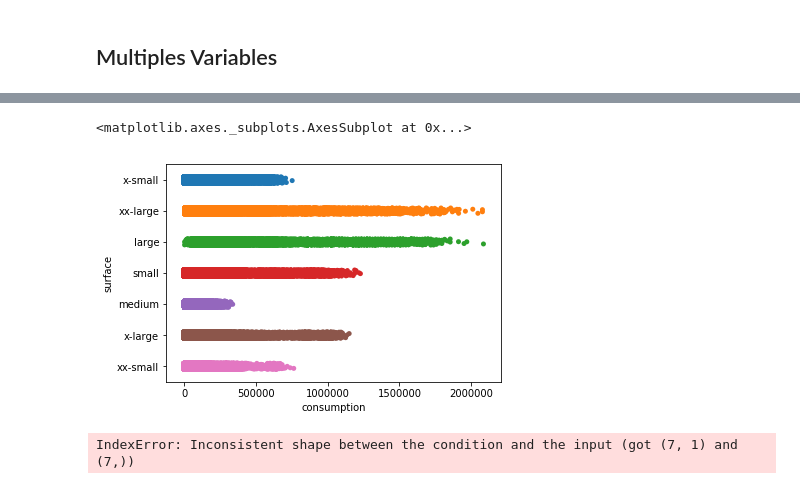
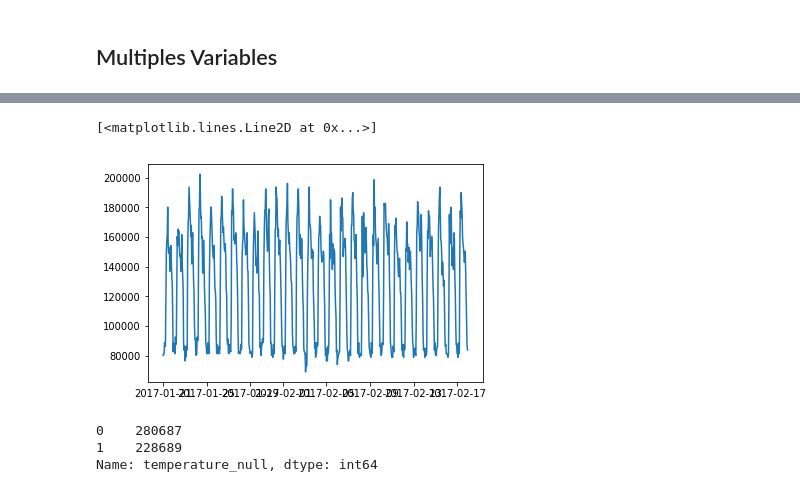
Before and after one commit to G94/notebooks_examples, a Jupyter notebook: drivendata_competitions/Cold Start Energy_EDA.ipynb, the cells around one changed output, grey strips where cells are left out. Cells and saved outputs as stored; diff of their text form; code cells hidden in the pictures.

```diff
--- a/drivendata_competitions/Cold Start Energy_EDA.ipynb
+++ b/drivendata_competitions/Cold Start Energy_EDA.ipynb
@@ -237,9 +233,2 @@ sns.violinplot(y= 'consumption',x ='timestampYear',  data=data, jitter=True)
 # %%
-sns.stripplot(x= 'consumption', y= 'surface', data=data)
+sns.swarmplot(x= 'consumption', y= 'surface', data=data)
-# %% [output]
-<matplotlib.axes._subplots.AxesSubplot at 0x...>
-[figure, removed]
-# %%
-sns.heatmap(data.groupby("surface")["consumption"].agg("mean"))
-# %% [output]
-IndexError: Inconsistent shape between the condition and the input (got (7, 1) and (7,))
@@ -245,0 +242,7 @@ IndexError: Inconsistent shape between the condition and the input (got (7, 1) a
+# %%
+data = data.sort_index()
+# %%
+plt.plot(data.loc[(102094),'consumption'])
+# %% [output]
+[<matplotlib.lines.Line2D at 0x...>]
+[figure, added]
@@ -245,0 +251,6 @@ IndexError: Inconsistent shape between the condition and the input (got (7, 1) a
+# %%
+data.temperature_null.value_counts()
+# %% [output]
+0    280687
+1    228689
+Name: temperature_null, dtype: int64
```
Also changed, not shown: parts of 16 cells of this notebook.
